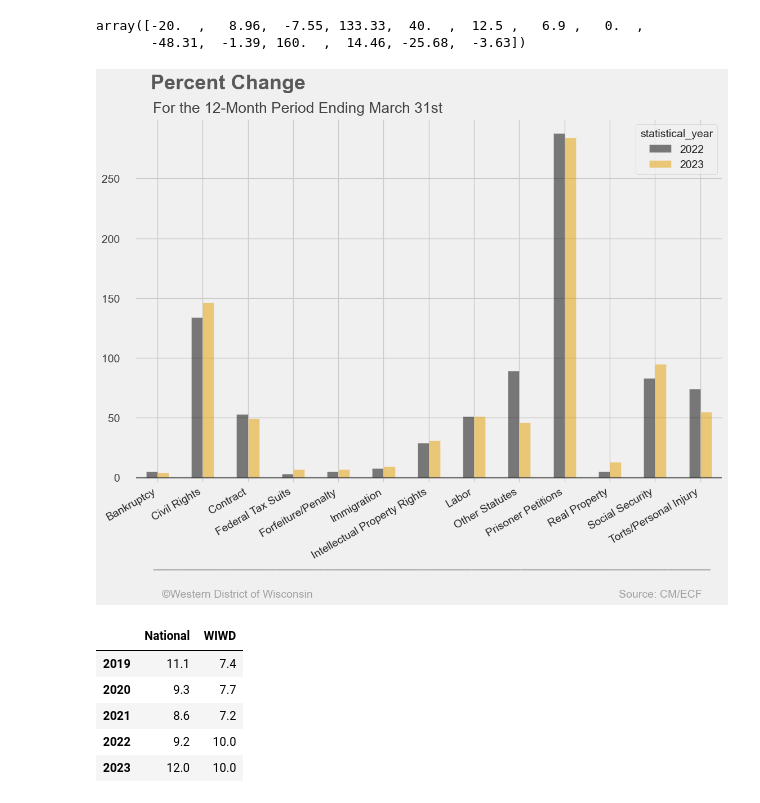
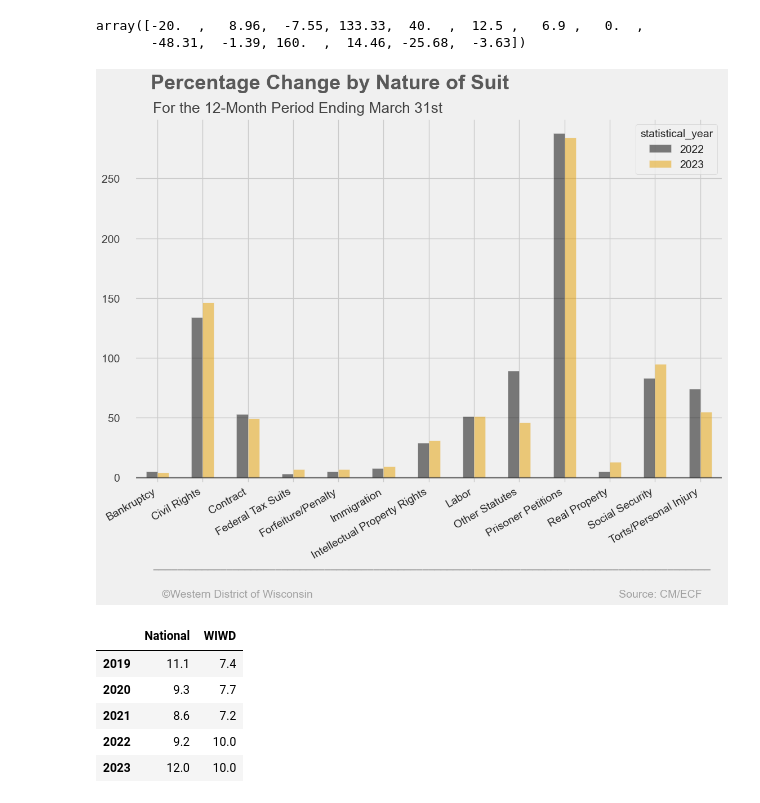
Before and after one commit to jturner421/cpi, a Jupyter notebook: WDBA2023/wdba2023_visualizations.ipynb, the cells around one changed output. Drawn from its saved outputs; the diff is of its cells as text; code cells hidden in the pictures.

Commit message:
Additional Changes to the chart

```diff
--- a/WDBA2023/wdba2023_visualizations.ipynb
+++ b/WDBA2023/wdba2023_visualizations.ipynb
@@ -318,35 +318,35 @@ fte_graph = nos_totals_by_year.plot(kind='bar',
                                     color=colors)
 ax = plt.gca()
 fig = plt.gcf()
 ax.tick_params(axis = 'both', which = 'major', labelsize = 14)
 plt.xticks(rotation=30, horizontalalignment="right")
 plt.ylim(-5, 300)
 
 ax.axhline(y=0, color='#414141', linewidth=1.7, alpha=.7)
 ax.xaxis.label.set_visible(False)
 
 # Y-labels to only these
 ax.set_yticks([0, 50, 100, 150, 200, 250])
 ax.set_yticklabels(labels=['0    ','50    ', '100    ', '150    ','200    ','250    ' ], fontsize=14, color='#414141')
 
 # Title and Subtitle
-ax.text(x=-.15, y=325, s="Percent Change", fontsize=26, weight='bold', alpha=.75)
+ax.text(x=-.15, y=325, s="Percentage Change by Nature of Suit", fontsize=26, weight='bold', alpha=.75)
 ax.text(x=-.1, y=305, s="For the 12-Month Period Ending March 31st", fontsize=19, alpha=.85)
 
 # Signature bar
 ax.text(x=-.1, y=-75,
         s='___________________________________________________________________________________________',
         color='#414141', alpha=.7)
 # Footer
 ax.text(x=-.1, y=-100,
         s='   ©Western District of Wisconsin', fontsize=14, color='grey', alpha=.7)
 
 ax.text(x=10, y=-100,
         s='   Source: CM/ECF', fontsize=14, color='grey', alpha=.7);
 
 plt.savefig('/Users/jwt/PycharmProjects/cpi_program/WDBA2023/figures/percent change.png', dpi=300, bbox_inches='tight', transparent=False)
 # %% [output]
-[figure, old version]
+[figure, new version]
 # %%
 data = [(11.1, 7.4), (9.3, 7.7), (8.6, 7.2), (9.2, 10.0), (12.0, 10.0)]
 columns = ['National', 'WIWD']
```
Also changed, not shown: 1 other file.
